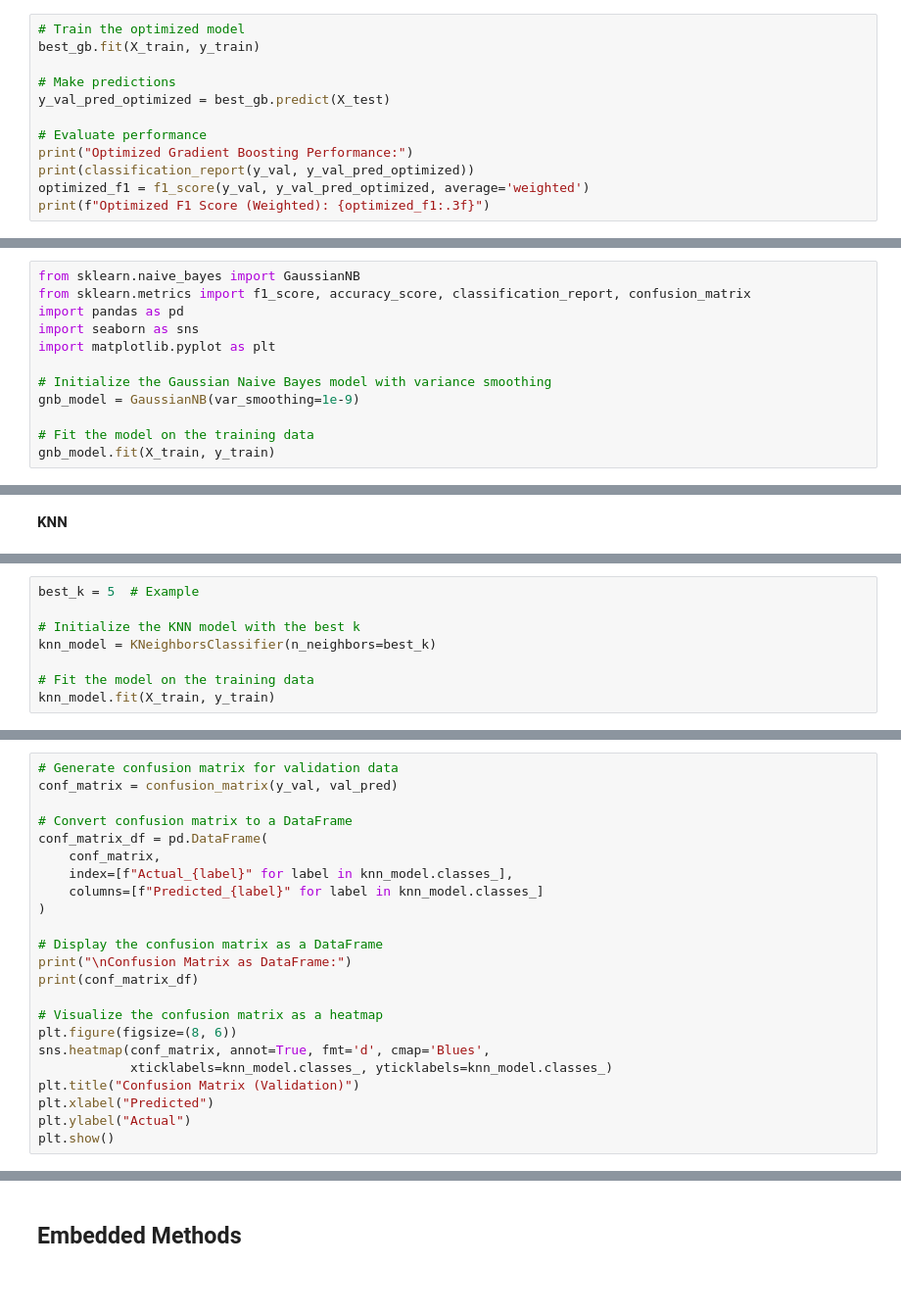
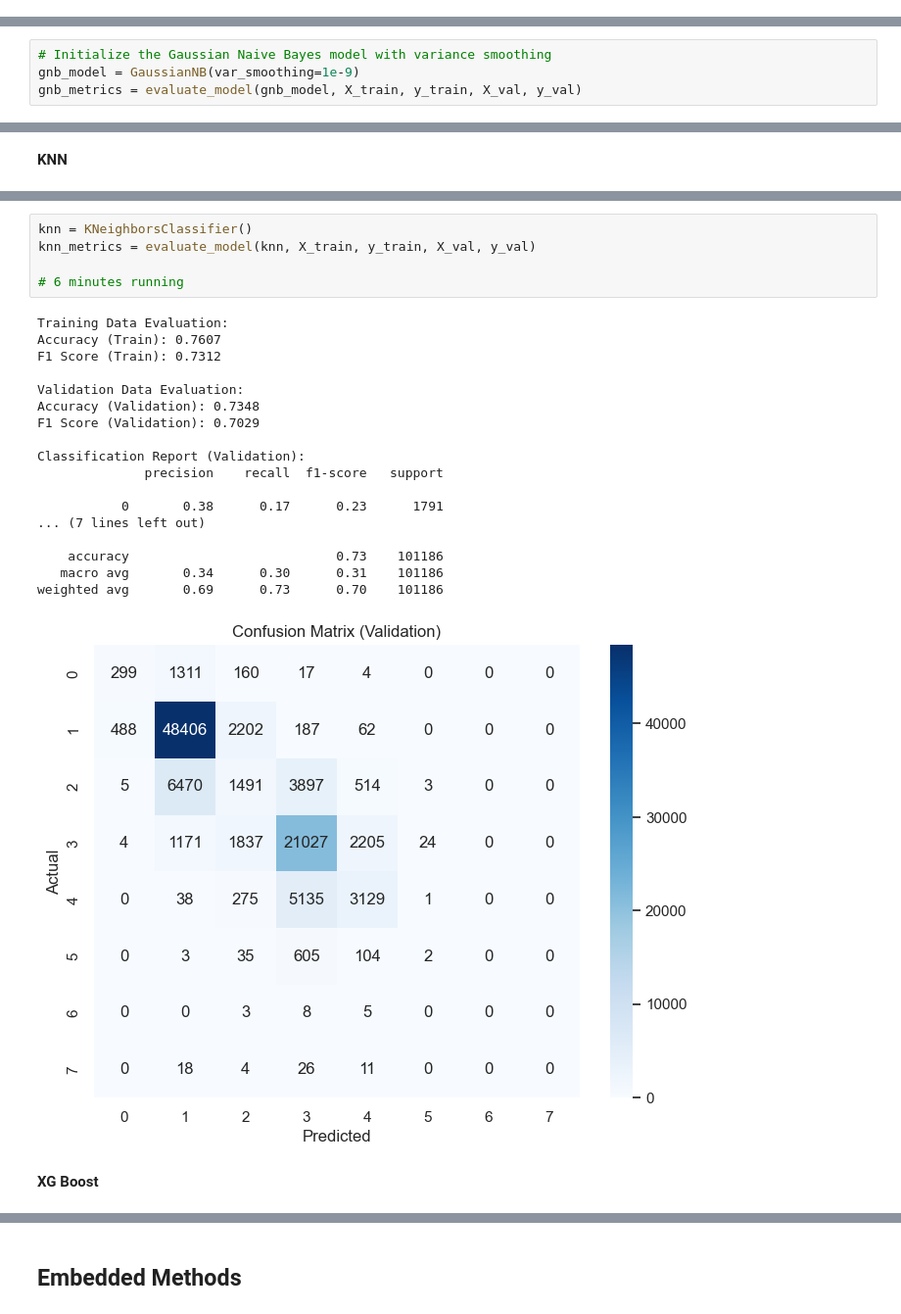
Before and after one commit to JoaoDargent/ML-Project, a Jupyter notebook: 6.Modeling.ipynb, the cells around one changed output, grey strips where cells are left out. Shown at 98% size. Saved outputs shown, nothing was run; the diff lists cells and outputs as text; blank space fills up the shorter version.

```diff
--- a/6.Modeling.ipynb
+++ b/6.Modeling.ipynb
@@ -377,12 +140,0 @@ KeyboardInterrupt:
-# %%
-# Train the optimized model
-best_gb.fit(X_train, y_train)
-
-# Make predictions
-y_val_pred_optimized = best_gb.predict(X_test)
-
-# Evaluate performance
-print("Optimized Gradient Boosting Performance:")
-print(classification_report(y_val, y_val_pred_optimized))
-optimized_f1 = f1_score(y_val, y_val_pred_optimized, average='weighted')
-print(f"Optimized F1 Score (Weighted): {optimized_f1:.3f}")
@@ -391,14 +149,6 @@ print(f"Optimized F1 Score (Weighted): {optimized_f1:.3f}")
 # %% [markdown]
 **NaiveBayes**
 # %%
-from sklearn.naive_bayes import GaussianNB
-from sklearn.metrics import f1_score, accuracy_score, classification_report, confusion_matrix
-import pandas as pd
-import seaborn as sns
-import matplotlib.pyplot as plt
-
 # Initialize the Gaussian Naive Bayes model with variance smoothing
 gnb_model = GaussianNB(var_smoothing=1e-9)
-
-# Fit the model on the training data
-gnb_model.fit(X_train, y_train)
+gnb_metrics = evaluate_model(gnb_model, X_train, y_train, X_val, y_val)
@@ -537,8 +163,0 @@ def find_best_k(X_train, y_train, X_val, y_val, ks):
-# %%
-best_k = 5  # Example
-
-# Initialize the KNN model with the best k
-knn_model = KNeighborsClassifier(n_neighbors=best_k)
-
-# Fit the model on the training data
-knn_model.fit(X_train, y_train)
@@ -565,23 +164,26 @@ print(classification_report(y_val, val_pred))
-# %%
-# Generate confusion matrix for validation data
-conf_matrix = confusion_matrix(y_val, val_pred)
-
-# Convert confusion matrix to a DataFrame
-conf_matrix_df = pd.DataFrame(
-    conf_matrix,
-    index=[f"Actual_{label}" for label in knn_model.classes_],
-    columns=[f"Predicted_{label}" for label in knn_model.classes_]
-)
-
-# Display the confusion matrix as a DataFrame
-print("\nConfusion Matrix as DataFrame:")
-print(conf_matrix_df)
-
-# Visualize the confusion matrix as a heatmap
-plt.figure(figsize=(8, 6))
-sns.heatmap(conf_matrix, annot=True, fmt='d', cmap='Blues',
-            xticklabels=knn_model.classes_, yticklabels=knn_model.classes_)
-plt.title("Confusion Matrix (Validation)")
-plt.xlabel("Predicted")
-plt.ylabel("Actual")
-plt.show()
+# %%
+knn = KNeighborsClassifier()
+knn_metrics = evaluate_model(knn, X_train, y_train, X_val, y_val)
+
+# 6 minutes running
+# %% [output]
+Training Data Evaluation:
+Accuracy (Train): 0.7607
+F1 Score (Train): 0.7312
+
+Validation Data Evaluation:
+Accuracy (Validation): 0.7348
+F1 Score (Validation): 0.7029
+
+Classification Report (Validation):
+              precision    recall  f1-score   support
+
+           0       0.38      0.17      0.23      1791
+... (7 lines left out)
+
+    accuracy                           0.73    101186
+   macro avg       0.34      0.30      0.31    101186
+weighted avg       0.69      0.73      0.70    101186
+[figure, added]
+# %% [markdown]
+**XG Boost**
```
Also changed, not shown: parts of 43 cells of this notebook, 4 other files.
